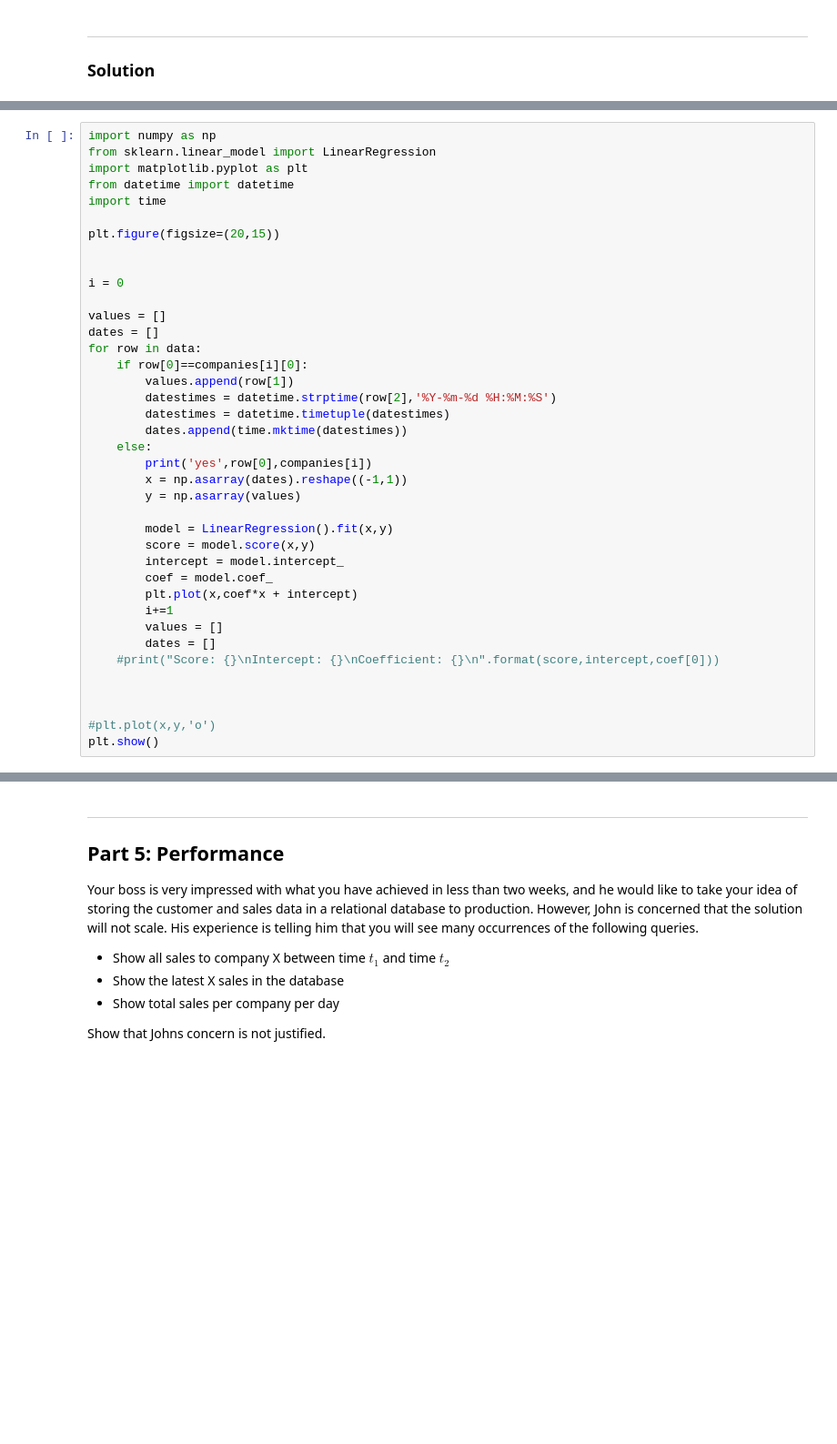
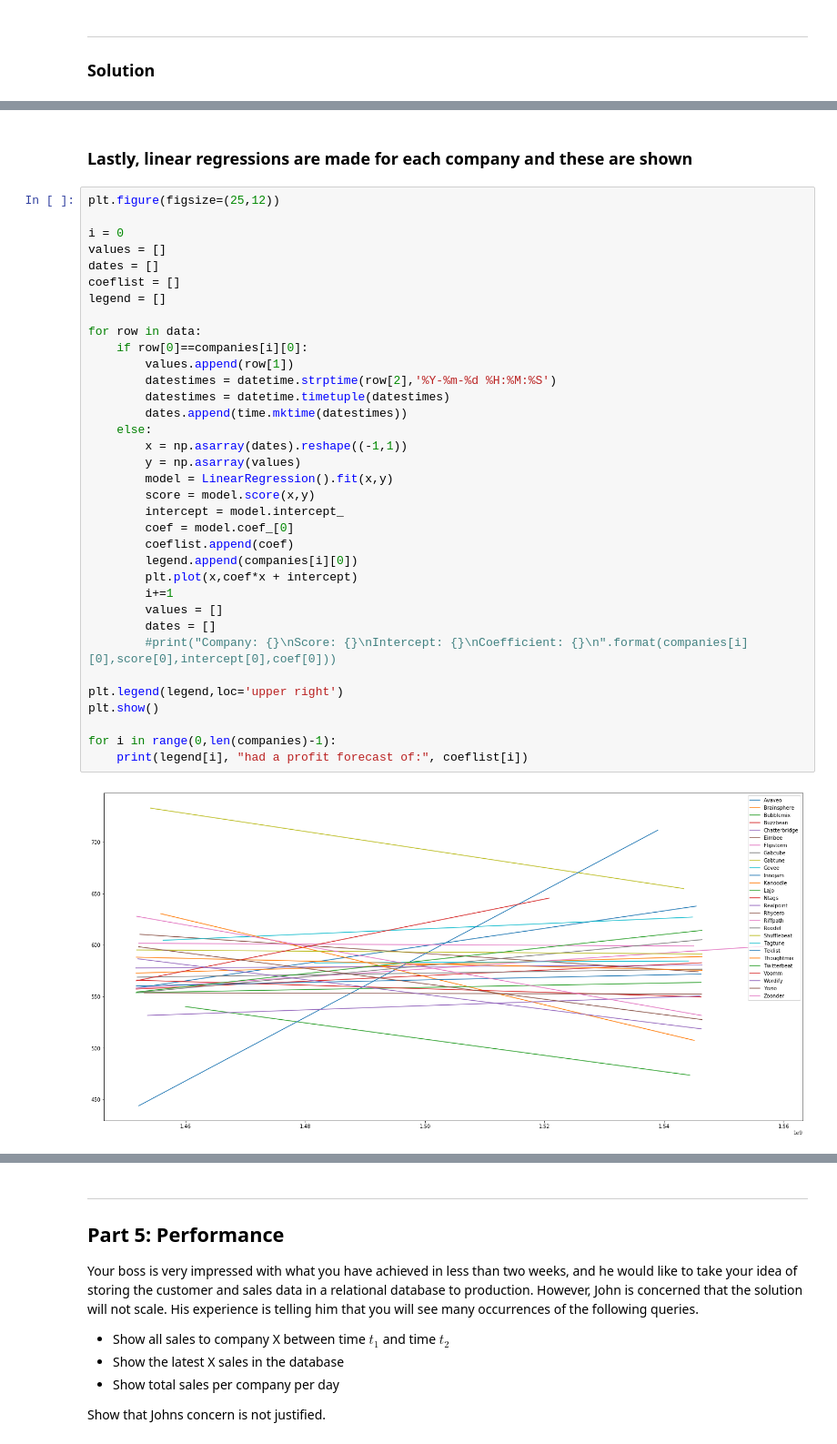
Before and after one commit to vincentvendius/Computational-tools-project-1, a Jupyter notebook: Project1_CustomerDatabase.ipynb, the cells around one changed output, grey strips where cells are left out. Shown at 91% size. Saved outputs shown, nothing was run; the diff lists cells and outputs as text; blank space fills up the shorter version.

```diff
--- a/Project1_CustomerDatabase.ipynb
+++ b/Project1_CustomerDatabase.ipynb
@@ -686,40 +724,39 @@ print(i)
+# %% [markdown]
+### Lastly, linear regressions are made for each company and these are shown
 # %%
-import numpy as np
-from sklearn.linear_model import LinearRegression
-import matplotlib.pyplot as plt
-from datetime import datetime
-import time
-
-plt.figure(figsize=(20,15))
-
+plt.figure(figsize=(25,12))
 
 i = 0
-
 values = []
 dates = []
+coeflist = []
+legend = []
+
 for row in data:
     if row[0]==companies[i][0]:
         values.append(row[1])
         datestimes = datetime.strptime(row[2],'%Y-%m-%d %H:%M:%S')
         datestimes = datetime.timetuple(datestimes)
         dates.append(time.mktime(datestimes))
     else:
-        print('yes',row[0],companies[i])
         x = np.asarray(dates).reshape((-1,1))
         y = np.asarray(values)
-
         model = LinearRegression().fit(x,y)
         score = model.score(x,y)
         intercept = model.intercept_
-        coef = model.coef_
+        coef = model.coef_[0]
+        coeflist.append(coef)
+        legend.append(companies[i][0])
         plt.plot(x,coef*x + intercept)
         i+=1
         values = []
         dates = []
-    #print("Score: {}\nIntercept: {}\nCoefficient: {}\n".format(score,intercept,coef[0]))
+        #print("Company: {}\nScore: {}\nIntercept: {}\nCoefficient: {}\n".format(companies[i][0],score[0],intercept[0],coef[0]))
 
+plt.legend(legend,loc='upper right')
+plt.show()
 
-
-#plt.plot(x,y,'o')
-plt.show()
+for i in range(0,len(companies)-1):
+    print(legend[i], "had a profit forecast of:", coeflist[i])
 # %% [output]
+[figure, new version]
```
Also changed, not shown: parts of 10 cells of this notebook.
